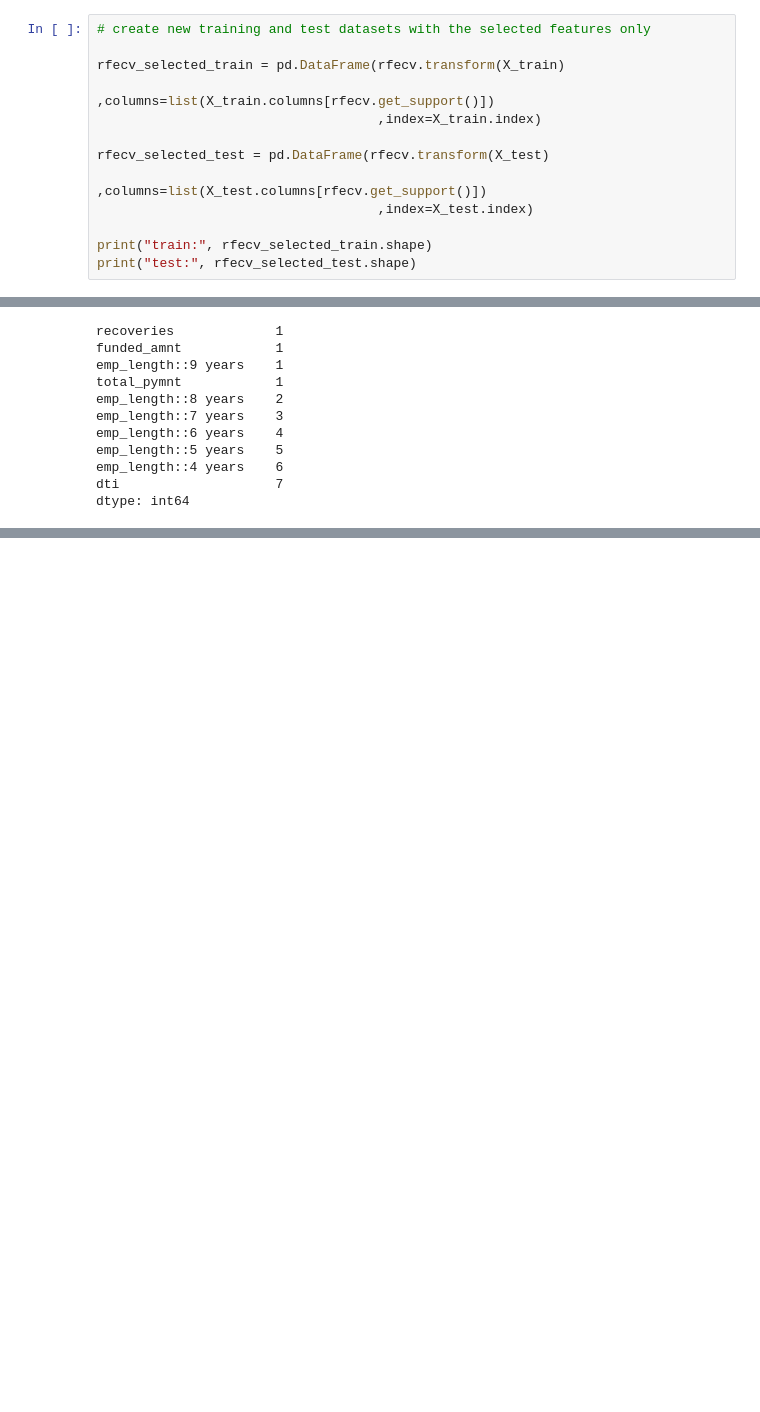
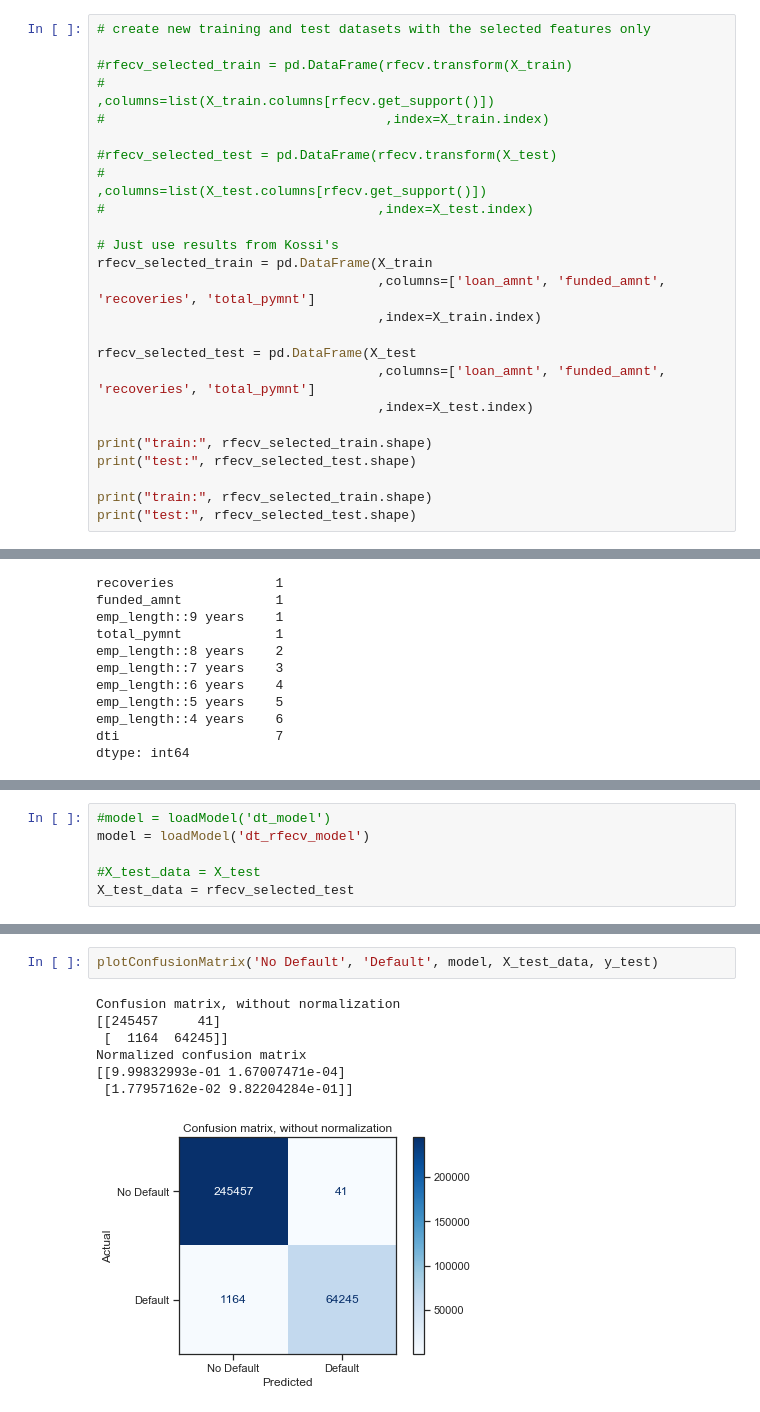
Before and after one commit to Fredak24/DataScience, a Jupyter notebook: HW2/Homework2_Part1.ipynb, the cells around one changed output, grey strips where cells are left out. Cells and saved outputs as stored; diff of their text form; blank space fills up the shorter version.

Commit message:
Adding model files and updating HW2

```diff
--- a/HW2/Homework2_Part1.ipynb
+++ b/HW2/Homework2_Part1.ipynb
@@ -197,16 +238,28 @@ plt.show()
 # %%
 # create new training and test datasets with the selected features only
 
-rfecv_selected_train = pd.DataFrame(rfecv.transform(X_train)
-                                    ,columns=list(X_train.columns[rfecv.get_support()])
+#rfecv_selected_train = pd.DataFrame(rfecv.transform(X_train)
+#                                    ,columns=list(X_train.columns[rfecv.get_support()])
+#                                    ,index=X_train.index)
+
+#rfecv_selected_test = pd.DataFrame(rfecv.transform(X_test)
+#                                    ,columns=list(X_test.columns[rfecv.get_support()])
+#                                   ,index=X_test.index)
+
+# Just use results from Kossi's
+rfecv_selected_train = pd.DataFrame(X_train
+                                    ,columns=['loan_amnt', 'funded_amnt', 'recoveries', 'total_pymnt']
                                     ,index=X_train.index)
 
-rfecv_selected_test = pd.DataFrame(rfecv.transform(X_test)
-                                    ,columns=list(X_test.columns[rfecv.get_support()])
+rfecv_selected_test = pd.DataFrame(X_test
+                                    ,columns=['loan_amnt', 'funded_amnt', 'recoveries', 'total_pymnt']
                                     ,index=X_test.index)
 
 print("train:", rfecv_selected_train.shape)
 print("test:", rfecv_selected_test.shape)
+
+print("train:", rfecv_selected_train.shape)
+print("test:", rfecv_selected_test.shape)
 # %% [output]
 train: (466359, 4)
 test: (310907, 4)
@@ -266,0 +328,6 @@ Normalized confusion matrix
+# %%
+#model = loadModel('dt_model')
+model = loadModel('dt_rfecv_model')
+
+#X_test_data = X_test
+X_test_data = rfecv_selected_test
@@ -266,0 +355,10 @@ Normalized confusion matrix
+# %%
+plotConfusionMatrix('No Default', 'Default', model, X_test_data, y_test)
+# %% [output]
+Confusion matrix, without normalization
+[[245457     41]
+ [  1164  64245]]
+Normalized confusion matrix
+[[9.99832993e-01 1.67007471e-04]
+ [1.77957162e-02 9.82204284e-01]]
+[figure, added]
```
Also changed, not shown: parts of 12 cells of this notebook, 13 other files.
